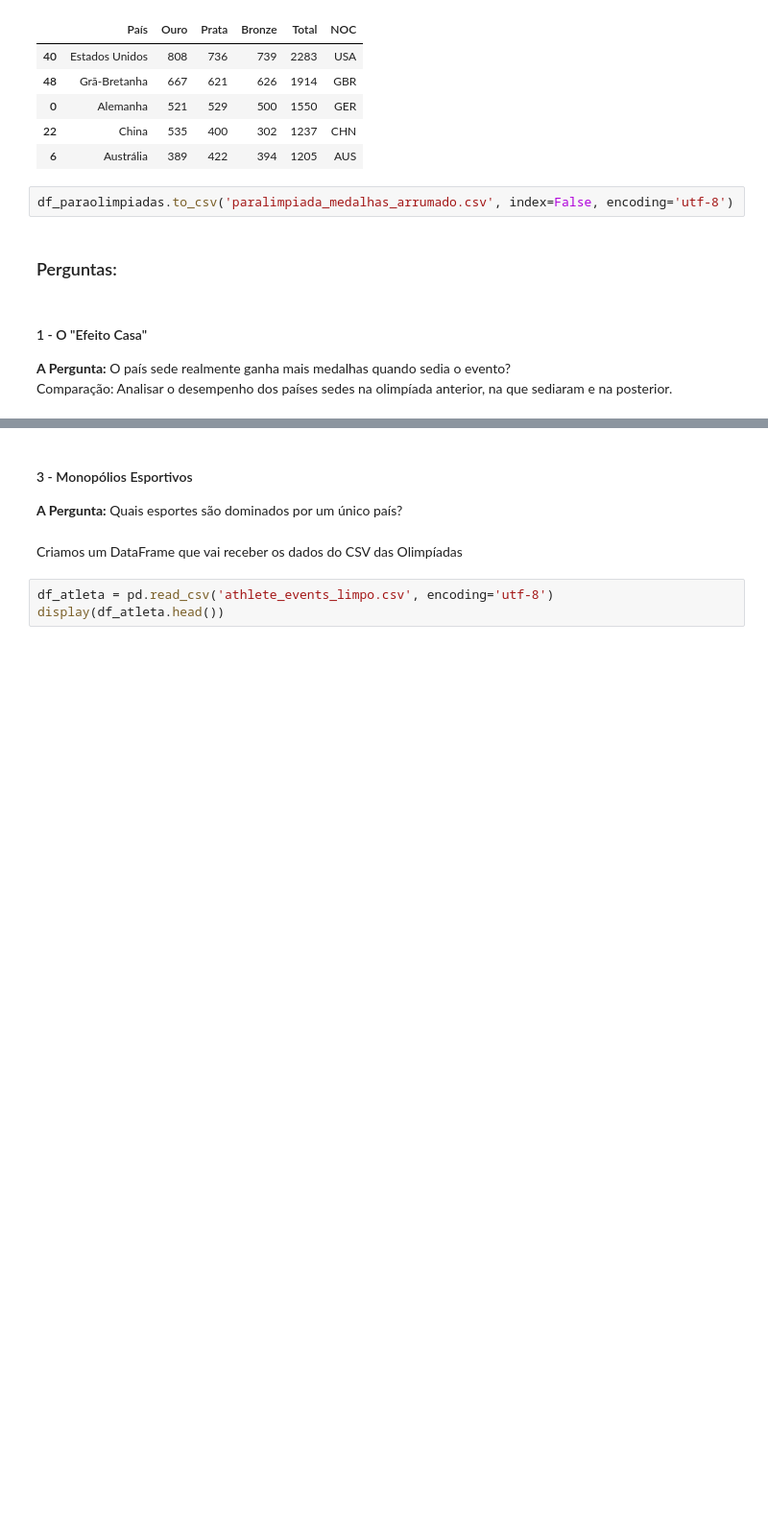
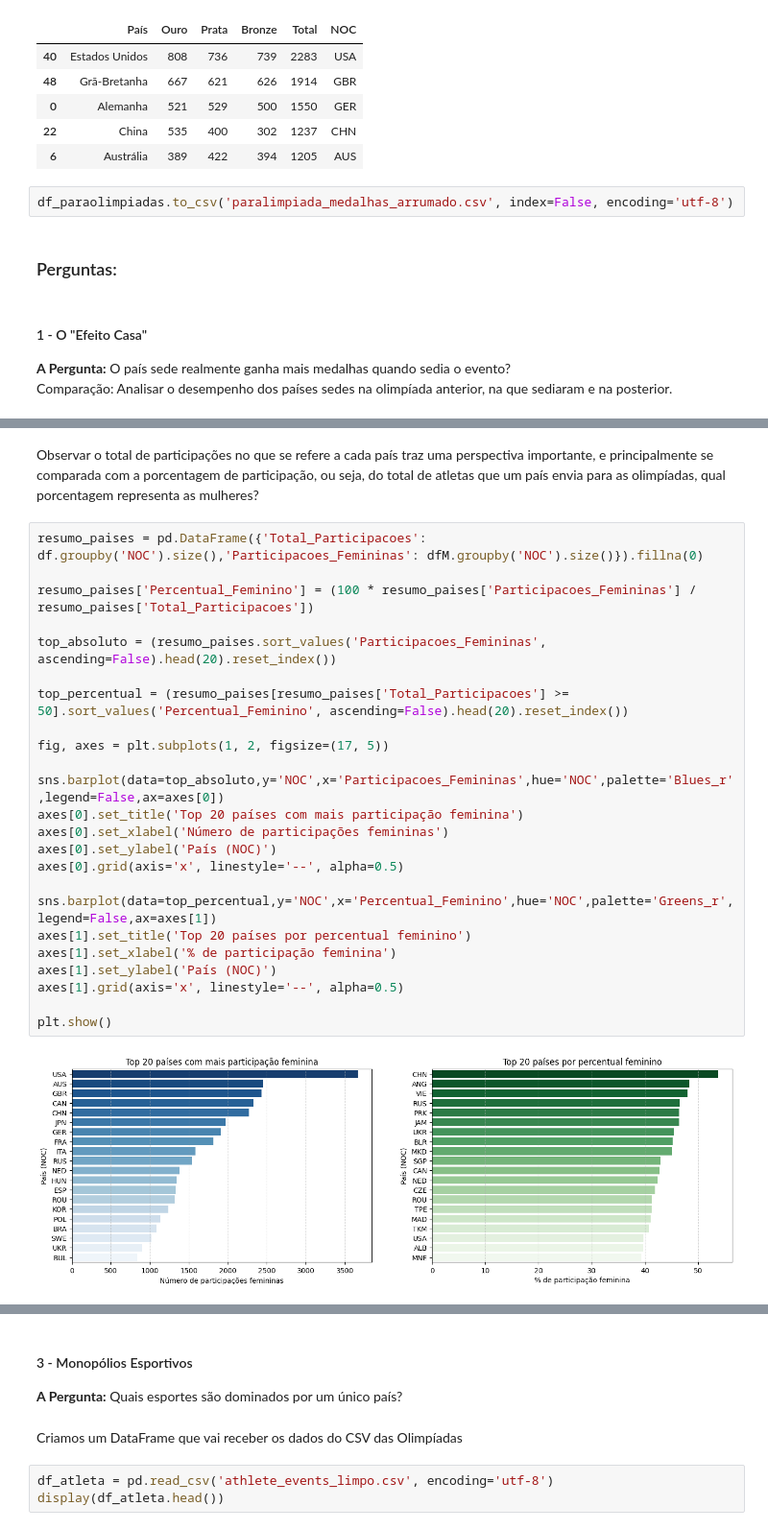
Before and after one commit to ClaraCaldas/Projeto-ICD, a Jupyter notebook: RELATORIO.ipynb, the cells around one changed output, grey strips where cells are left out. Shown at 96% size. Saved outputs shown, nothing was run; the diff lists cells and outputs as text; blank space fills up the shorter version.

```diff
--- a/RELATORIO.ipynb
+++ b/RELATORIO.ipynb
@@ -551,0 +640,28 @@ df_paraolimpiadas.to_csv('paralimpiada_medalhas_arrumado.csv', index=False, enco
+# %% [markdown]
+Observar o total de participações no que se refere a cada país traz uma perspectiva importante, e principalmente se comparada com a porcentagem de participação, ou seja, do total de atletas que um país envia para as olimpíadas, qual porcentagem representa as mulheres?
+# %%
+resumo_paises = pd.DataFrame({'Total_Participacoes': df.groupby('NOC').size(),'Participacoes_Femininas': dfM.groupby('NOC').size()}).fillna(0)
+
+resumo_paises['Percentual_Feminino'] = (100 * resumo_paises['Participacoes_Femininas'] / resumo_paises['Total_Participacoes'])
+
+top_absoluto = (resumo_paises.sort_values('Participacoes_Femininas', ascending=False).head(20).reset_index())
+
+top_percentual = (resumo_paises[resumo_paises['Total_Participacoes'] >= 50].sort_values('Percentual_Feminino', ascending=False).head(20).reset_index())
+
+fig, axes = plt.subplots(1, 2, figsize=(17, 5))
+
+sns.barplot(data=top_absoluto,y='NOC',x='Participacoes_Femininas',hue='NOC',palette='Blues_r',legend=False,ax=axes[0])
+axes[0].set_title('Top 20 países com mais participação feminina')
+axes[0].set_xlabel('Número de participações femininas')
+axes[0].set_ylabel('País (NOC)')
+axes[0].grid(axis='x', linestyle='--', alpha=0.5)
+
+sns.barplot(data=top_percentual,y='NOC',x='Percentual_Feminino',hue='NOC',palette='Greens_r',legend=False,ax=axes[1])
+axes[1].set_title('Top 20 países por percentual feminino')
+axes[1].set_xlabel('% de participação feminina')
+axes[1].set_ylabel('País (NOC)')
+axes[1].grid(axis='x', linestyle='--', alpha=0.5)
+
+plt.show()
+# %% [output]
+[figure, added]
```
Also changed, not shown: parts of 17 cells of this notebook.
